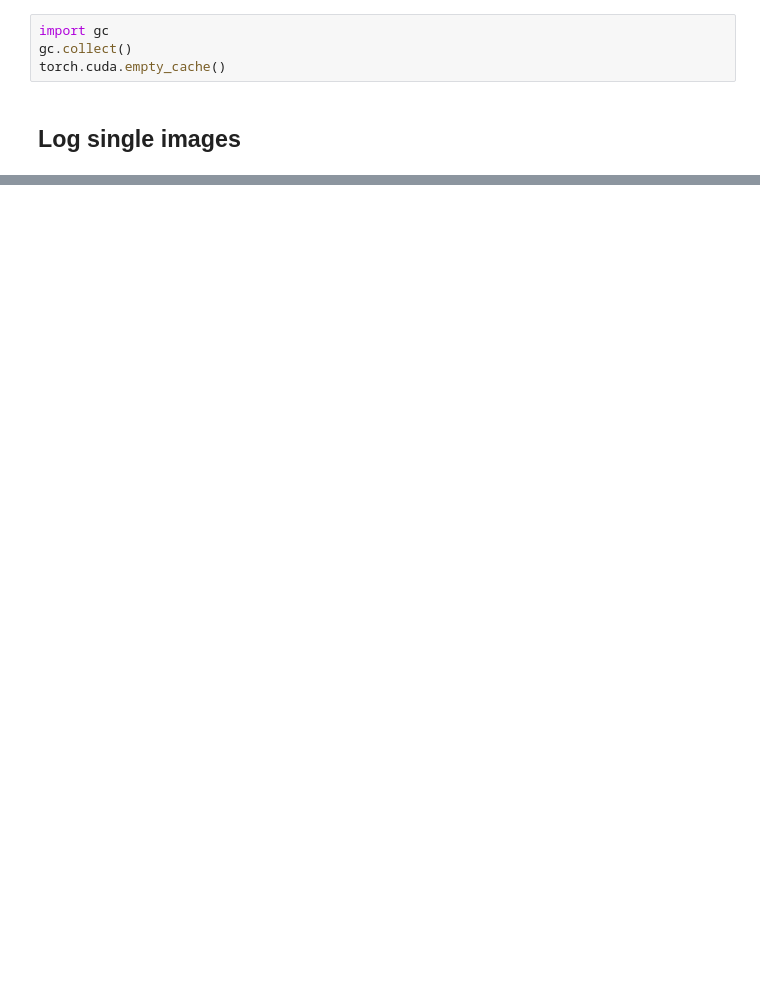
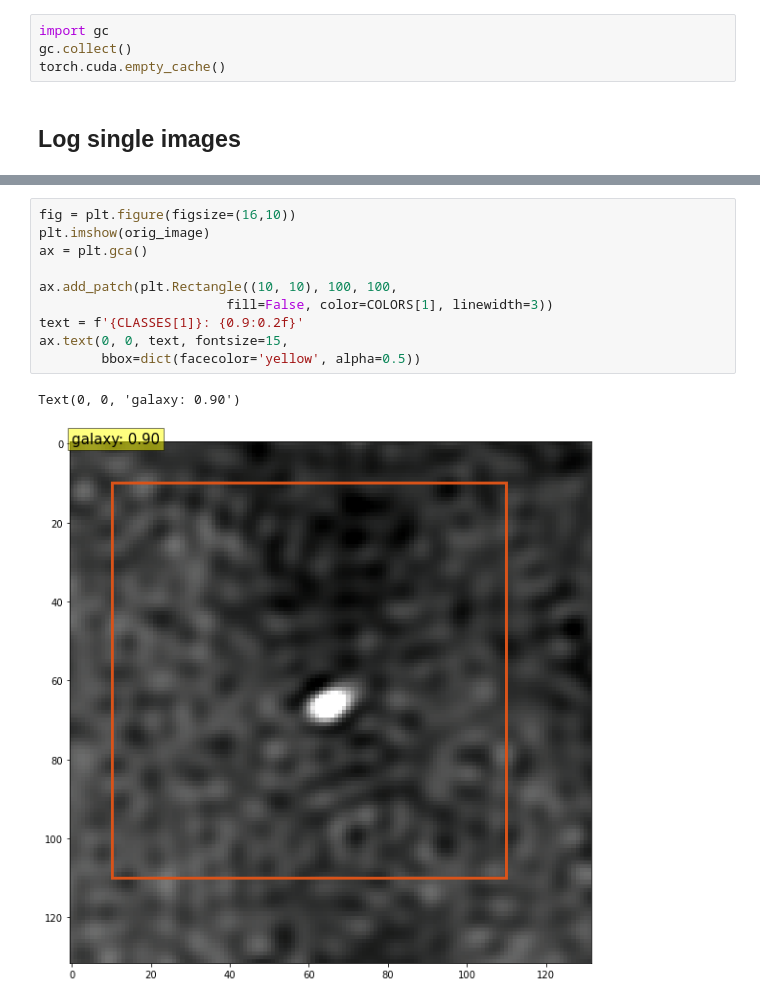
Before and after one commit to SKA-INAF/detr, a Jupyter notebook: plot_logs_and_inference.ipynb, the cells around one changed output, grey strips where cells are left out. Cells and saved outputs as stored; diff of their text form; blank space fills up the shorter version.

```diff
--- a/plot_logs_and_inference.ipynb
+++ b/plot_logs_and_inference.ipynb
@@ -195,0 +266,13 @@ IndexError: list index out of range
+# %%
+fig = plt.figure(figsize=(16,10))
+plt.imshow(orig_image)
+ax = plt.gca()
+
+ax.add_patch(plt.Rectangle((10, 10), 100, 100,
+                        fill=False, color=COLORS[1], linewidth=3))
+text = f'{CLASSES[1]}: {0.9:0.2f}'
+ax.text(0, 0, text, fontsize=15,
+        bbox=dict(facecolor='yellow', alpha=0.5))
+# %% [output]
+Text(0, 0, 'galaxy: 0.90')
+[figure, added]
```
Also changed, not shown: parts of 17 cells of this notebook, 2 other files.
